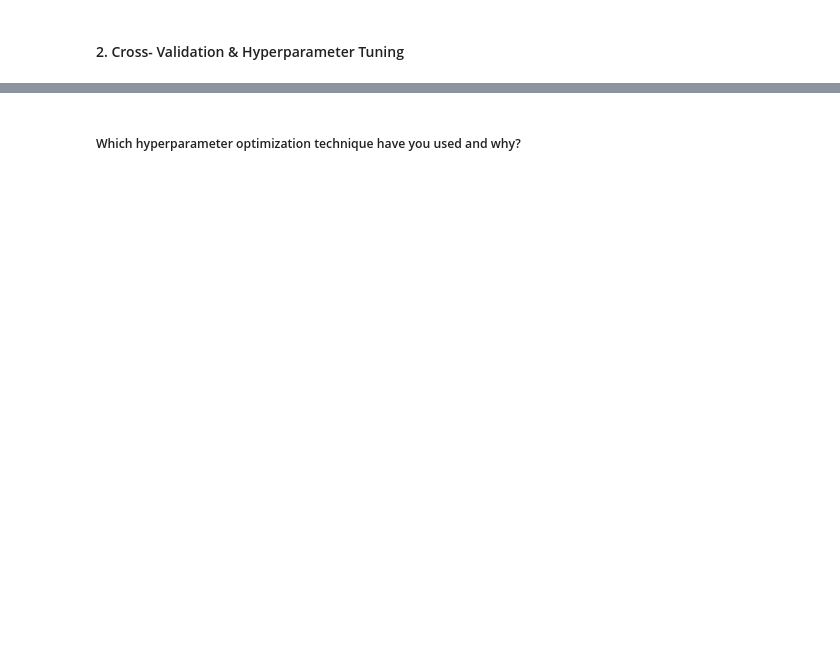
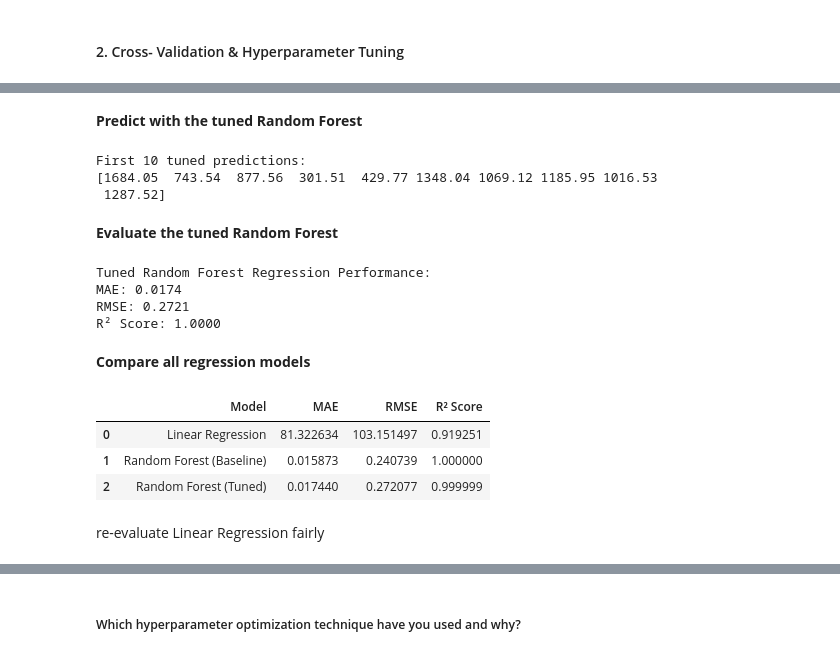
Before and after one commit to Sagarjain93/Machine-Learning-Portfolio, a Jupyter notebook: 01_End_to_End/Travel_MLops_Capstone/notebooks/01_Flight_Price_Regression.ipynb, the cells around one changed output, grey strips where cells are left out. Drawn from its saved outputs; the diff is of its cells as text; code cells hidden in the pictures; blank space fills up the shorter version.

```diff
--- a/01_End_to_End/Travel_MLops_Capstone/notebooks/01_Flight_Price_Regression.ipynb
+++ b/01_End_to_End/Travel_MLops_Capstone/notebooks/01_Flight_Price_Regression.ipynb
@@ -3130,0 +3593,67 @@ plt.show()
+# %% [markdown]
+**Predict with the tuned Random Forest**
+# %%
+# Make predictions using the tuned Random Forest
+
+y_pred_rf_tuned = random_search_rf_group.best_estimator_.predict(X_test_rf)
+
+print("First 10 tuned predictions:")
+print(y_pred_rf_tuned[:10])
+# %% [output]
+First 10 tuned predictions:
+[1684.05  743.54  877.56  301.51  429.77 1348.04 1069.12 1185.95 1016.53
+ 1287.52]
+# %% [markdown]
+**Evaluate the tuned Random Forest**
+# %%
+# Evaluate the Tuned Random Forest Regression Model
+
+mae_rf_tuned = mean_absolute_error(y_test_rf, y_pred_rf_tuned)
+rmse_rf_tuned = np.sqrt(mean_squared_error(y_test_rf, y_pred_rf_tuned))
+r2_rf_tuned = r2_score(y_test_rf, y_pred_rf_tuned)
+
+print("Tuned Random Forest Regression Performance:")
+print(f"MAE: {mae_rf_tuned:.4f}")
+print(f"RMSE: {rmse_rf_tuned:.4f}")
+print(f"R² Score: {r2_rf_tuned:.4f}")
+# %% [output]
+Tuned Random Forest Regression Performance:
+MAE: 0.0174
+RMSE: 0.2721
+R² Score: 1.0000
+# %% [markdown]
+**Compare all regression models**
+# %%
+# Compare Linear Regression, Baseline Random Forest, and Tuned Random Forest
+
+model_comparison = pd.DataFrame({
+    'Model': [
+        'Linear Regression',
+        'Random Forest (Baseline)',
+        'Random Forest (Tuned)'
+    ],
+    'MAE': [
+        mae_lr,
+        mae_rf,
+        mae_rf_tuned
+    ],
+    'RMSE': [
+        rmse_lr,
+        rmse_rf,
+        rmse_rf_tuned
+    ],
+    'R² Score': [
+        r2_lr,
+        r2_rf,
+        r2_rf_tuned
+    ]
+})
+
+model_comparison
+# %% [output]
+|  | Model | MAE | RMSE | R² Score |
+| 0 | Linear Regression | 81.322634 | 103.151497 | 0.919251 |
+| 1 | Random Forest (Baseline) | 0.015873 | 0.240739 | 1.000000 |
+| 2 | Random Forest (Tuned) | 0.017440 | 0.272077 | 0.999999 |
+# %% [markdown]
+re-evaluate Linear Regression fairly
```
Also changed, not shown: parts of 58 cells of this notebook.
